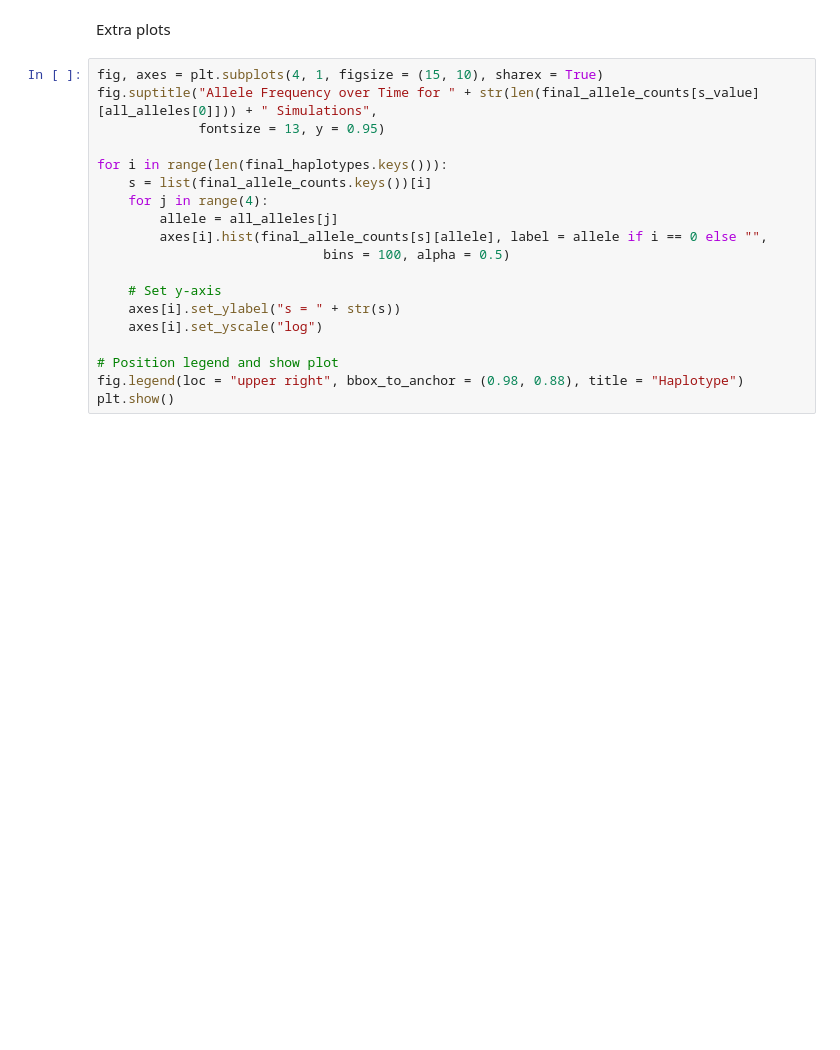
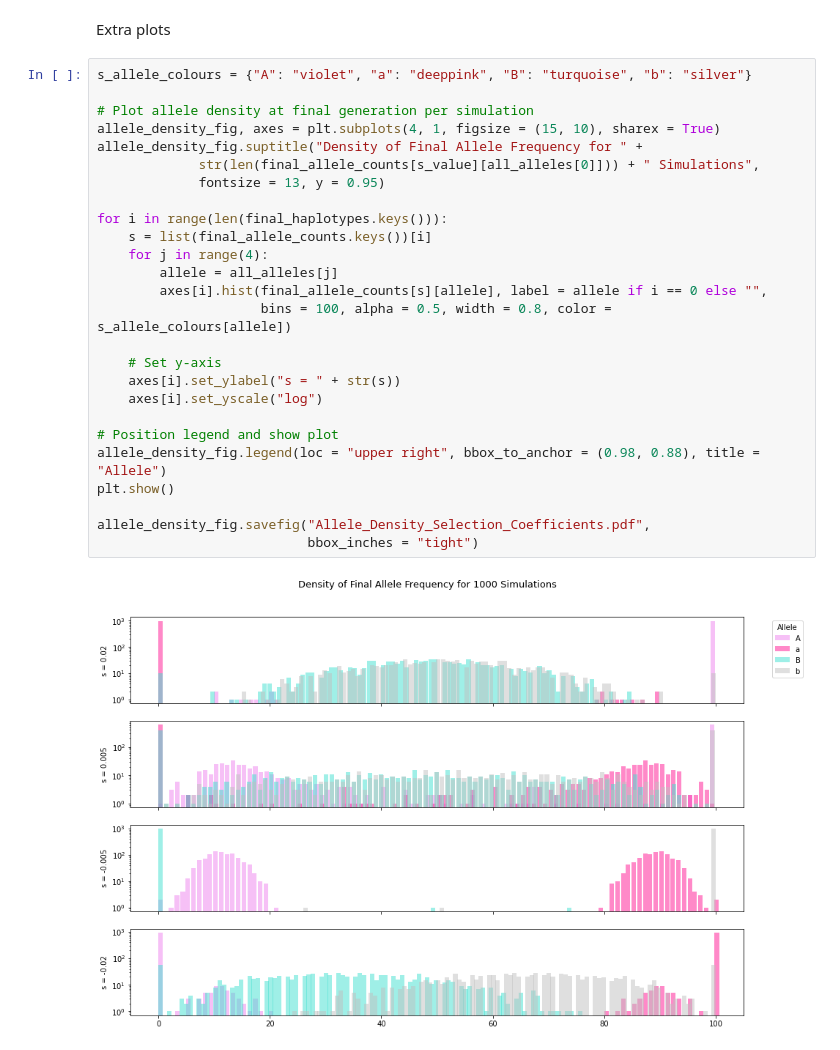
Before and after one commit to TomMakesThings/Wright-Fisher-Simulator, a Jupyter notebook: WrightFisher.ipynb, the cells around one changed output. Saved outputs shown, nothing was run; the diff lists cells and outputs as text; blank space fills up the shorter version.

```diff
--- a/WrightFisher.ipynb
+++ b/WrightFisher.ipynb
@@ -864,22 +890,31 @@ allele_mean_fig.get_figure().savefig("Mean_Allele_Frequencies_Selection_Coeffici
 # %% [markdown]
 Extra plots
 # %%
-fig, axes = plt.subplots(4, 1, figsize = (15, 10), sharex = True)
-fig.suptitle("Allele Frequency over Time for " + str(len(final_allele_counts[s_value][all_alleles[0]])) + " Simulations",
+s_allele_colours = {"A": "violet", "a": "deeppink", "B": "turquoise", "b": "silver"}
+
+# Plot allele density at final generation per simulation
+allele_density_fig, axes = plt.subplots(4, 1, figsize = (15, 10), sharex = True)
+allele_density_fig.suptitle("Density of Final Allele Frequency for " +
+             str(len(final_allele_counts[s_value][all_alleles[0]])) + " Simulations",
              fontsize = 13, y = 0.95)
 
 for i in range(len(final_haplotypes.keys())):
     s = list(final_allele_counts.keys())[i]
     for j in range(4):
         allele = all_alleles[j]
         axes[i].hist(final_allele_counts[s][allele], label = allele if i == 0 else "",
-                             bins = 100, alpha = 0.5)
+                     bins = 100, alpha = 0.5, width = 0.8, color = s_allele_colours[allele])
 
     # Set y-axis
     axes[i].set_ylabel("s = " + str(s))
     axes[i].set_yscale("log")
 
 # Position legend and show plot
-fig.legend(loc = "upper right", bbox_to_anchor = (0.98, 0.88), title = "Haplotype")
+allele_density_fig.legend(loc = "upper right", bbox_to_anchor = (0.98, 0.88), title = "Allele")
 plt.show()
+
+allele_density_fig.savefig("Allele_Density_Selection_Coefficients.pdf",
+                           bbox_inches = "tight")
+# %% [output]
+[figure, added]
 # %%
```
Also changed, not shown: parts of 9 cells of this notebook, 12 other files.
